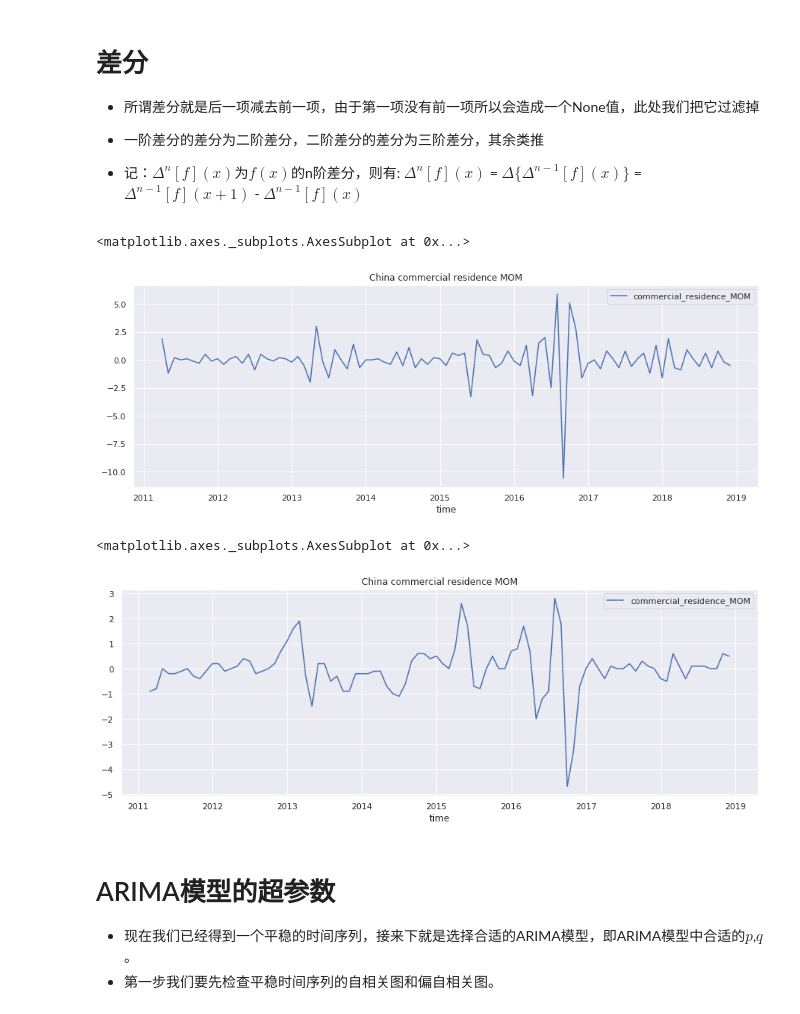
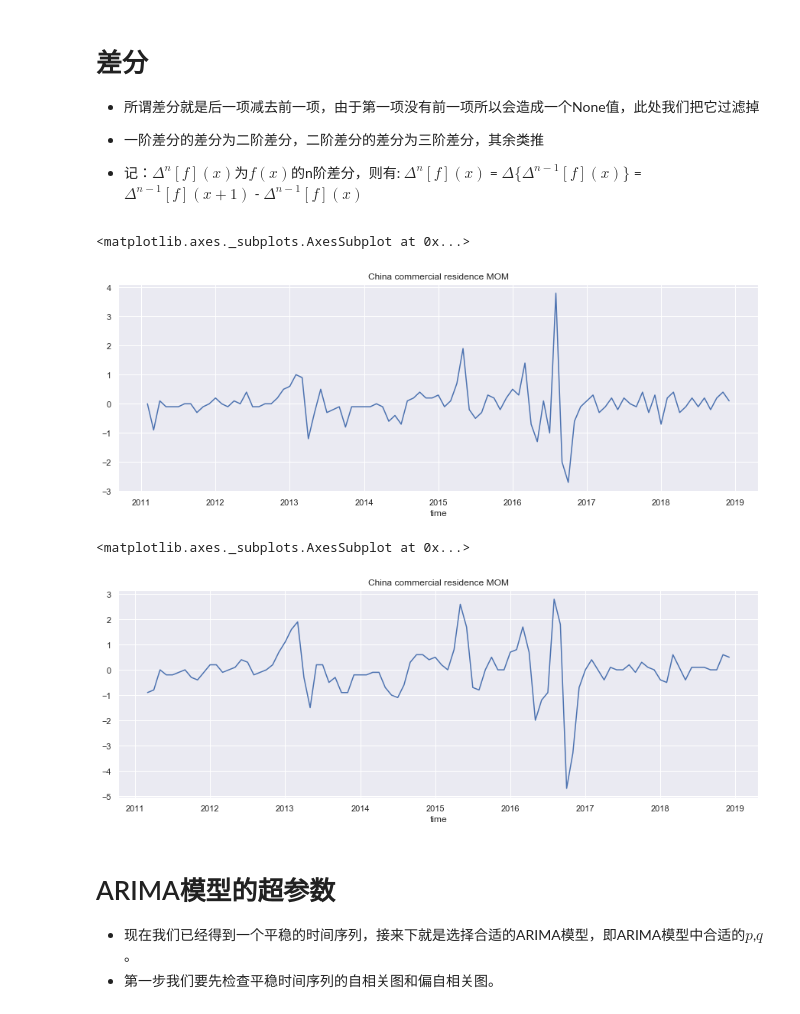
Before and after one commit to cherryMonth/machine_learning, a Jupyter notebook: house_price_with_ML/house_price_with_ML.ipynb, the cells around one changed output. Saved outputs shown, nothing was run; the diff lists cells and outputs as text; code cells hidden in the pictures.

```diff
--- a/house_price_with_ML/house_price_with_ML.ipynb
+++ b/house_price_with_ML/house_price_with_ML.ipynb
@@ -37,9 +37,9 @@ data
 
 - 所谓平稳就是围绕着一个常数上下波动，但是初始序列的图像很明显不平稳
 # %%
-shanghai_MOM = data[['time', 'commercial_residence_MOM']].reset_index().drop('index', axis=1)
-shanghai_MOM['time'] = shanghai_MOM['time'].apply(lambda x:"-".join(re.findall(r'\d+', x)))
-shanghai_MOM['time'] = pd.to_datetime(shanghai_MOM['time'] )
-shanghai_MOM.plot(x='time', y='commercial_residence_MOM', figsize=(15,5), title=u"China commercial residence MOM")
+shanghai_MOM = data['commercial_residence_MOM']
+time = pd.to_datetime(data['time'].apply(lambda x:"-".join(re.findall(r'\d+', x))))
+shanghai_MOM.index = pd.Index(time)
+shanghai_MOM.plot(figsize=(15,5), title="Shanghai commercial residence MOM")
 # %% [output]
 <matplotlib.axes._subplots.AxesSubplot at 0x...>
@@ -54,23 +54,23 @@ shanghai_MOM.plot(x='time', y='commercial_residence_MOM', figsize=(15,5), title=
 # %%
 # 时间序列做差分
 # 由图像可以看出一阶差分已经很平稳了
 
-tmp = shanghai_MOM.iloc[:, [0,1]]  # 注意当列的数量大于1时才会拷贝对象，避免直接操作污染元数据
-tmp['commercial_residence_MOM'] = result['commercial_residence_MOM'].diff(1)
-tmp.plot(x='time', y='commercial_residence_MOM', figsize=(15,5), title=u"China commercial residence MOM")
+tmp = shanghai_MOM.iloc[:]  # 注意当列的数量大于1时才会拷贝对象，避免直接操作污染元数据
+tmp = tmp.diff(1)
+tmp.plot(figsize=(15,5), title=u"China commercial residence MOM")
 # %% [output]
 <matplotlib.axes._subplots.AxesSubplot at 0x...>
-[figure, old version]
+[figure, new version]
 # %%
 # 可以看出二阶差分后的时间序列与一阶差分相差不大，并且二者随着时间推移，时间序列的均值和方差保持不变。
 # 因此可以将差分次数d设置为1。
 
-tmp = shanghai_MOM.iloc[:, [0,1]]
-tmp['commercial_residence_MOM'] = tmp['commercial_residence_MOM'].diff(2)  # 由于已经做过一次差分，所以参数为1
-tmp.plot(x='time', y='commercial_residence_MOM', figsize=(15,5), title=u"China commercial residence MOM")
+tmp = shanghai_MOM.iloc[:]
+tmp = tmp.diff(2)  # 由于已经做过一次差分，所以参数为1
+tmp.plot(figsize=(15,5), title=u"China commercial residence MOM")
 # %% [output]
 <matplotlib.axes._subplots.AxesSubplot at 0x...>
-[figure, old version]
+[figure, new version]
 # %% [markdown]
 # ARIMA模型的超参数
 
```
Also changed, not shown: parts of 11 cells of this notebook.
